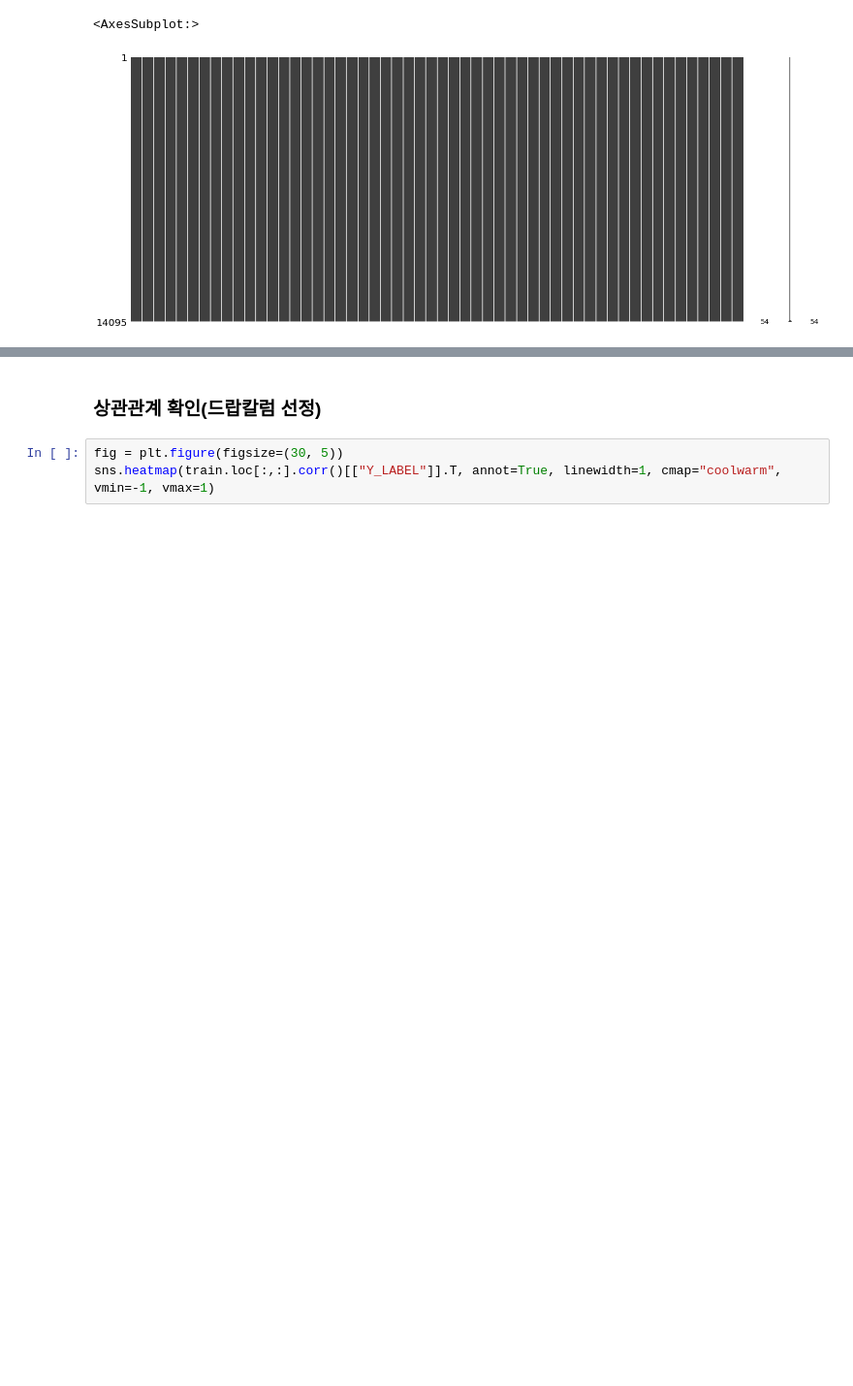
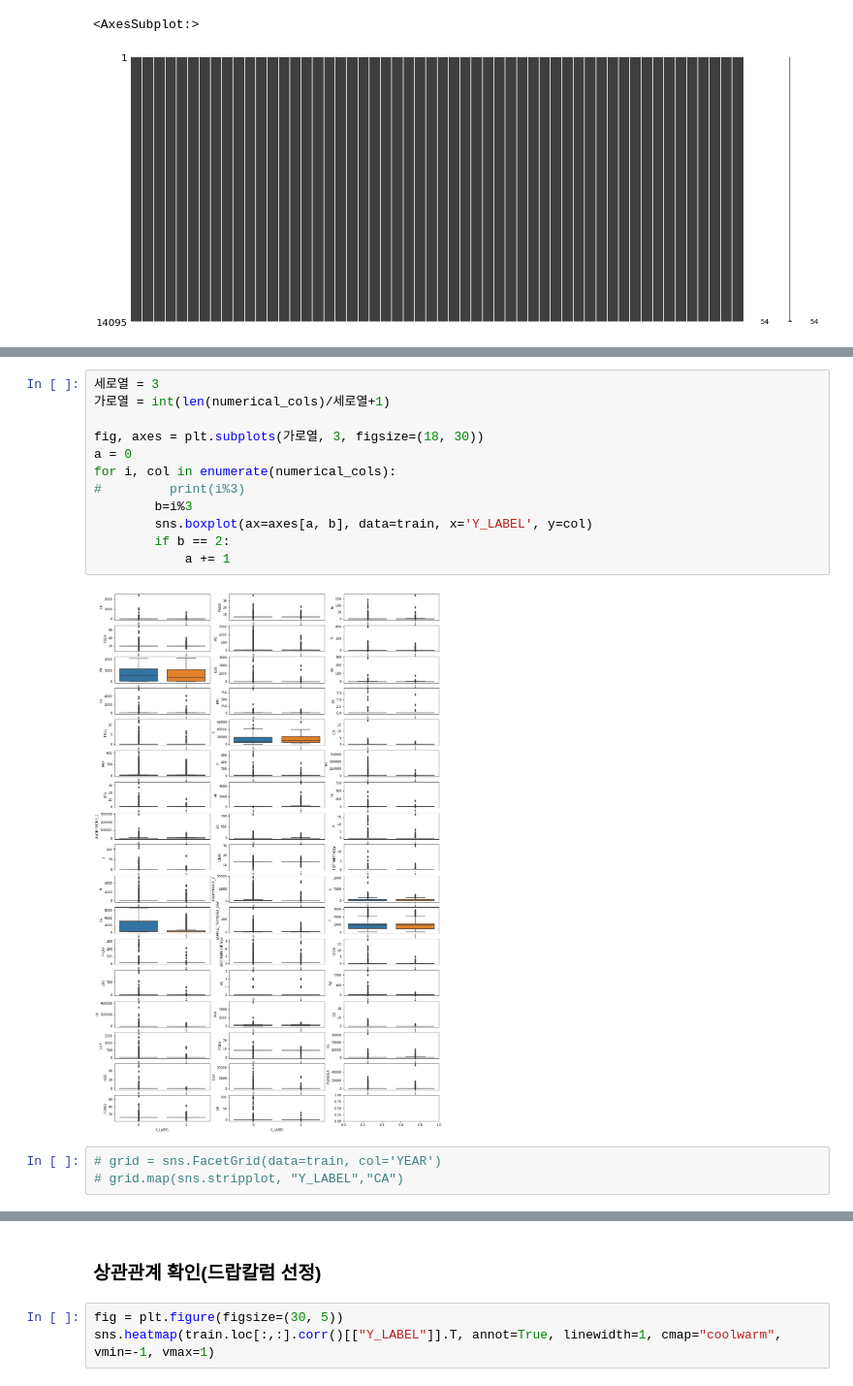
Before and after one commit to kstyle2198/dacon_oil_clfs, a Jupyter notebook: try4.ipynb, the cells around one changed output, grey strips where cells are left out. Shown: that part at 97% size. Saved outputs shown, nothing was run; the diff lists cells and outputs as text; blank space fills up the shorter version.

```diff
--- a/try4.ipynb
+++ b/try4.ipynb
@@ -154,0 +175,17 @@ msno.matrix(train)
+# %%
+세로열 = 3
+가로열 = int(len(numerical_cols)/세로열+1)
+
+fig, axes = plt.subplots(가로열, 3, figsize=(18, 30))
+a = 0
+for i, col in enumerate(numerical_cols):
+#         print(i%3)
+        b=i%3
+        sns.boxplot(ax=axes[a, b], data=train, x='Y_LABEL', y=col)
+        if b == 2:
+            a += 1
+# %% [output]
+[figure, added]
+# %%
+# grid = sns.FacetGrid(data=train, col='YEAR')
+# grid.map(sns.stripplot, "Y_LABEL","CA")
```
Also changed, not shown: parts of 50 cells of this notebook, 5 other files.
